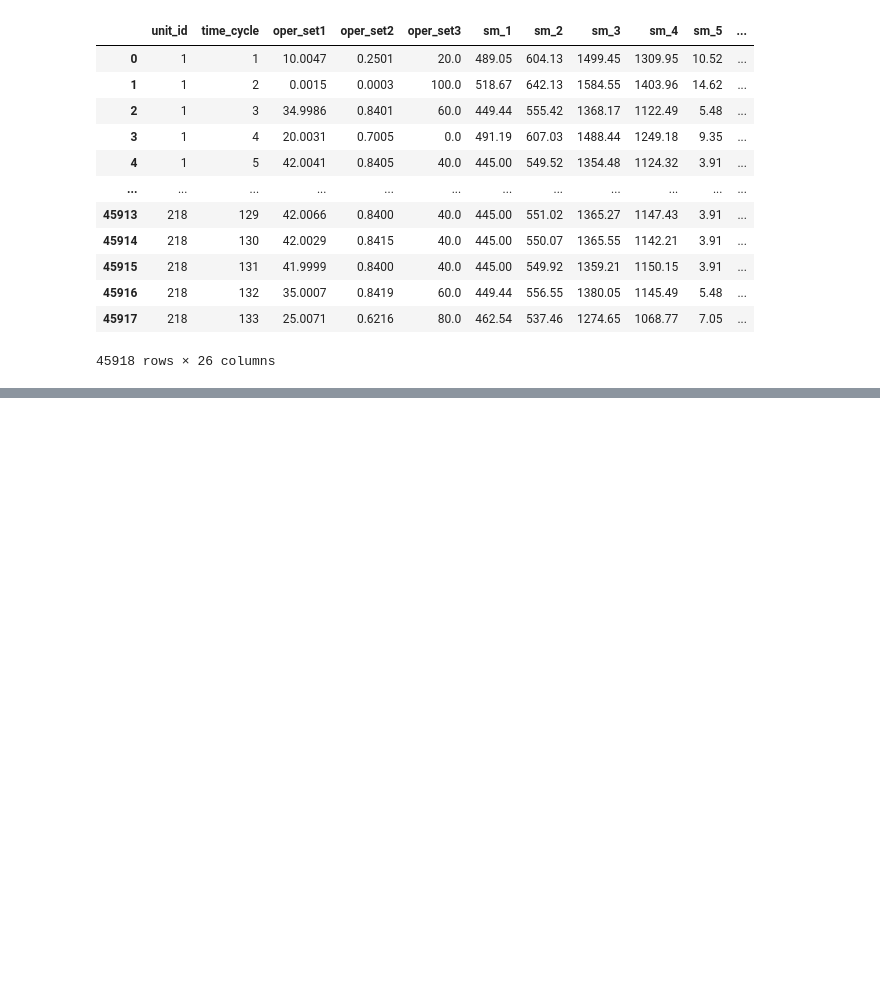
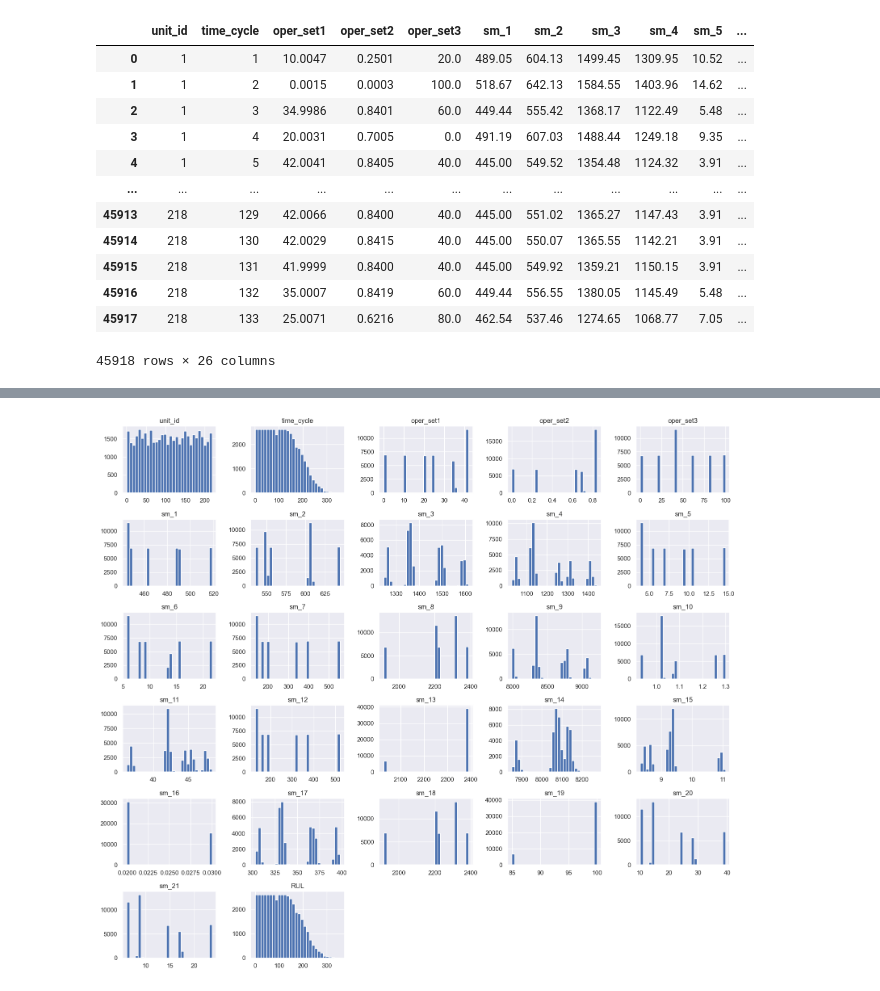
Before and after one commit to Dave4006/ProyectoMante, a Jupyter notebook: Programacion/ESN.ipynb, the cells around one changed output, grey strips where cells are left out. Saved outputs shown, nothing was run; the diff lists cells and outputs as text; code cells hidden in the pictures; blank space fills up the shorter version.

Commit message:
Cooked data

```diff
--- a/Programacion/ESN.ipynb
+++ b/Programacion/ESN.ipynb
@@ -43,0 +48,9 @@ train_df
+# %%
+# Primero se encuentra el ciclo de tiempo máximo para cada ID
+
+#find maximum time cycle for each unit d
+max_time_cycle=train_df.groupby('unit_id')['time_cycle'].max()
+max_time_cycle
+rul = pd.DataFrame(max_time_cycle).reset_index()
+rul.columns = ['unit_id', 'max']
+rul.head()
@@ -43,0 +64,7 @@ train_df
+# %%
+# Se calcula el RUL para cada fila con un id específico y se le resta al máximo.
+
+train_df = train_df.merge(rul, on=['unit_id'], how='left')
+train_df['RUL'] = train_df['max'] - train_df['time_cycle']
+train_df.drop('max', axis=1, inplace=True)
+train_df[train_df.unit_id==1].iloc[:,[1,-1]]
@@ -43,0 +85,7 @@ train_df
+# %%
+sns.set(font_scale=1)
+train_df.hist(bins=30, figsize=(16,14), color='b')
+plt.tight_layout()
+plt.show()
+# %% [output]
+[figure, added]
```
Also changed, not shown: parts of 6 cells of this notebook.
